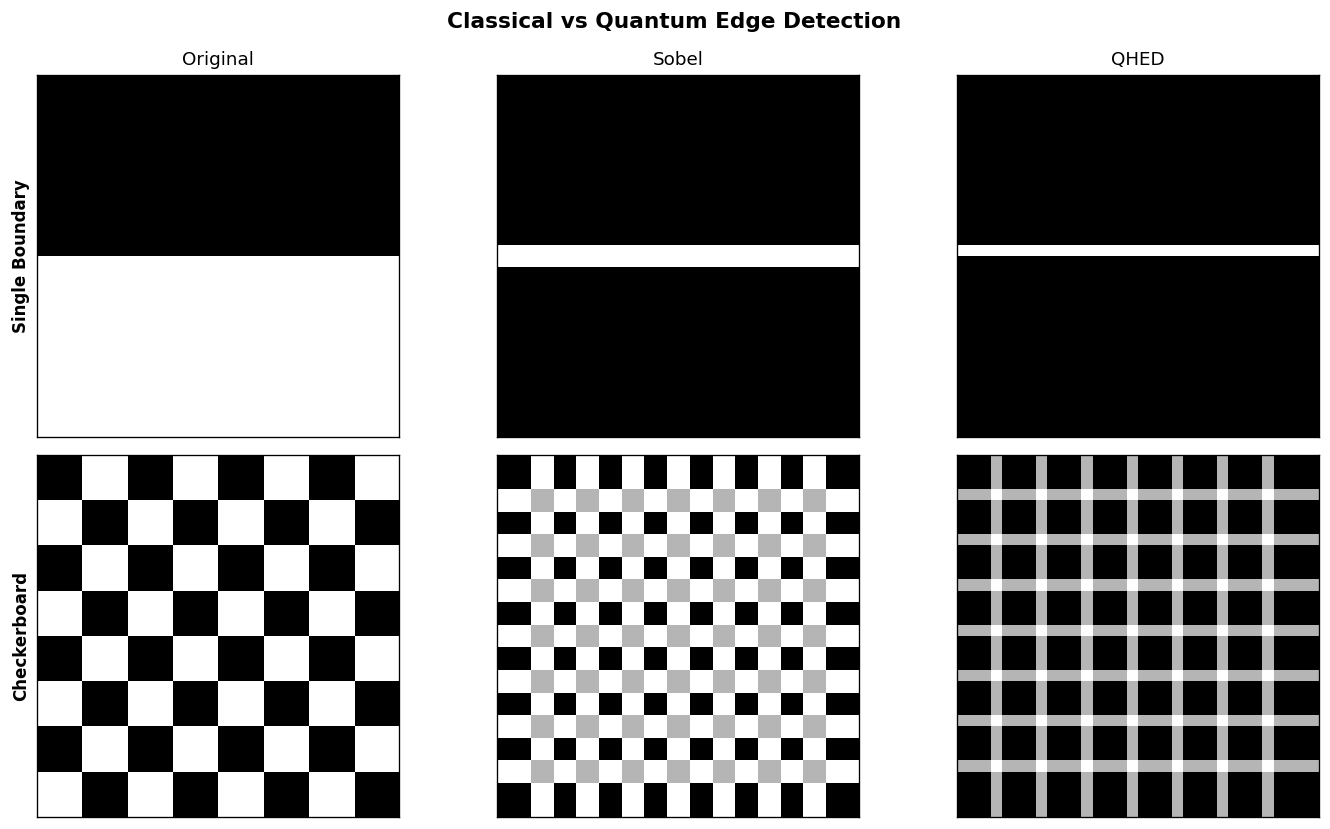
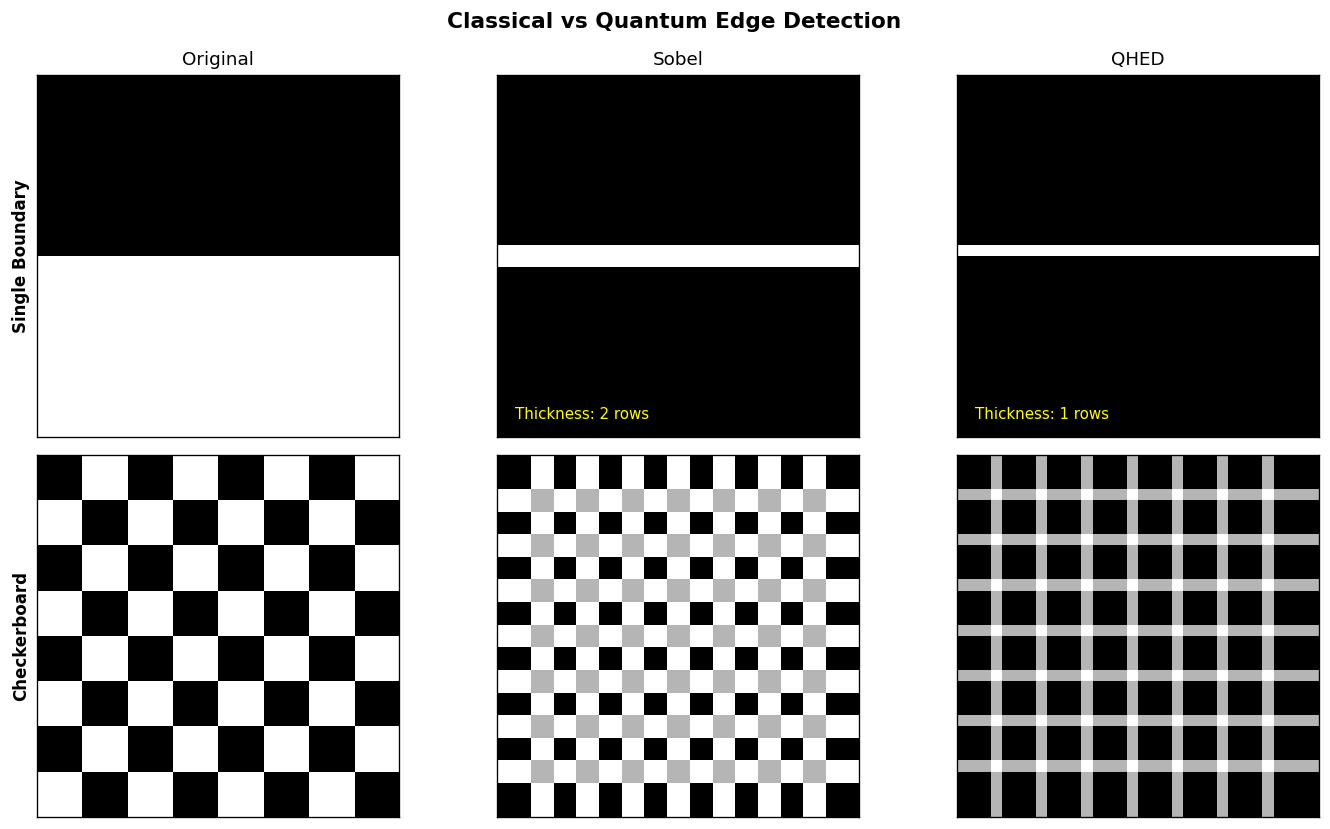
The notebook cell's code change between the first figure and the second:
--- before
+++ after
@@ -1,55 +1,53 @@
-fig, axes = plt.subplots(
-    2,
-    3,
-    figsize=(12,7)
-)
+fig, axes = plt.subplots(2, 3, figsize=(12, 7))
 
-titles = [
-    'Original',
-    'Sobel',
-    'QHED'
+titles = ['Original', 'Sobel', 'QHED']
+
+data_rows = [
+    [img_boundary, sobel_boundary, qhed_boundary],
+    [img_checkerboard, sobel_checkerboard, qhed_checkerboard]
 ]
 
-data_rows = [
-    [
-        img_boundary,
-        sobel_boundary,
-        qhed_boundary
-    ],
-    [
-        img_checkerboard,
-        sobel_checkerboard,
-        qhed_checkerboard
-    ]
-]
+row_labels = ['Single Boundary', 'Checkerboard']
 
-row_labels = [
-    'Single Boundary',
-    'Checkerboard'
-]
+# Compute metrics for annotations
+threshold = 0.3
+
+def edge_thickness(edge_map):
+    norm = edge_map / edge_map.max() if edge_map.max() > 0 else edge_map
+    return np.sum(np.any(norm > threshold, axis=1))
+
+sobel_t = edge_thickness(sobel_boundary)
+qhed_t  = edge_thickness(qhed_boundary)
 
 for r, row in enumerate(data_rows):
-
     for c, data in enumerate(row):
 
-        axes[r,c].imshow(
-            data,
-            cmap='gray',
-            vmin=0,
-            vmax=1
-        )
-
-        axes[r,c].set_xticks([])
-        axes[r,c].set_yticks([])
+        axes[r, c].imshow(data, cmap='gray', vmin=0, vmax=1)
+        axes[r, c].set_xticks([])
+        axes[r, c].set_yticks([])
 
         if r == 0:
-            axes[r,c].set_title(
-                titles[c]
+            axes[r, c].set_title(titles[c])
+
+        if c == 0:
+            axes[r, c].set_ylabel(row_labels[r], fontweight='bold')
+
+        # Add thickness annotation on single boundary row
+        if r == 0 and c == 1:
+            axes[r, c].text(
+                0.05, 0.05,
+                f'Thickness: {sobel_t} rows',
+                transform=axes[r, c].transAxes,
+                color='yellow', fontsize=9,
+                bbox=dict(facecolor='black', alpha=0.6)
             )
 
-        if c == 0:
-            axes[r,c].set_ylabel(
-                row_labels[r],
-                fontweight='bold'
+        if r == 0 and c == 2:
+            axes[r, c].text(
+                0.05, 0.05,
+                f'Thickness: {qhed_t} rows',
+                transform=axes[r, c].transAxes,
+                color='yellow', fontsize=9,
+                bbox=dict(facecolor='black', alpha=0.6)
             )
 

Commit: Implement new feature for user authentication and improve error handling